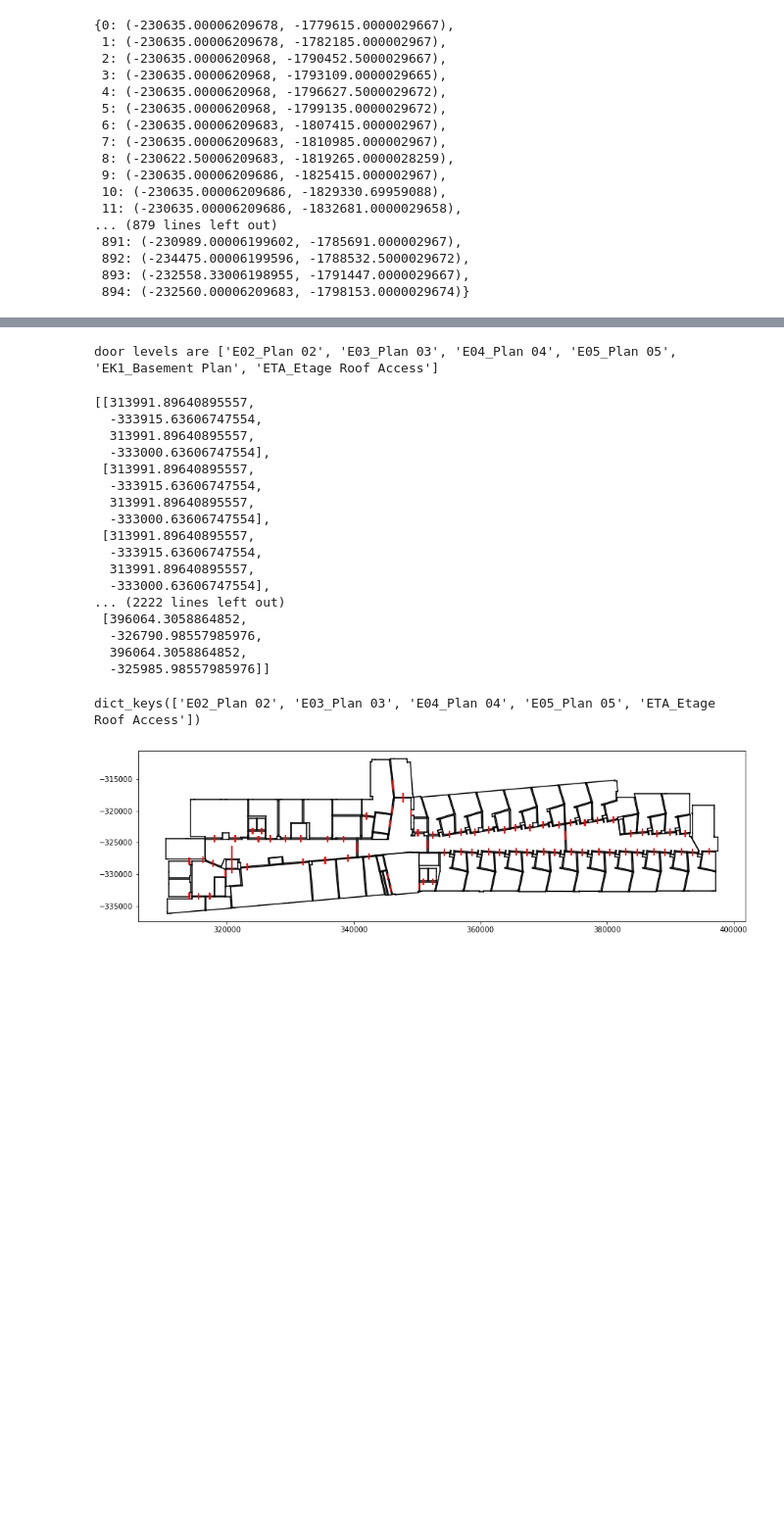
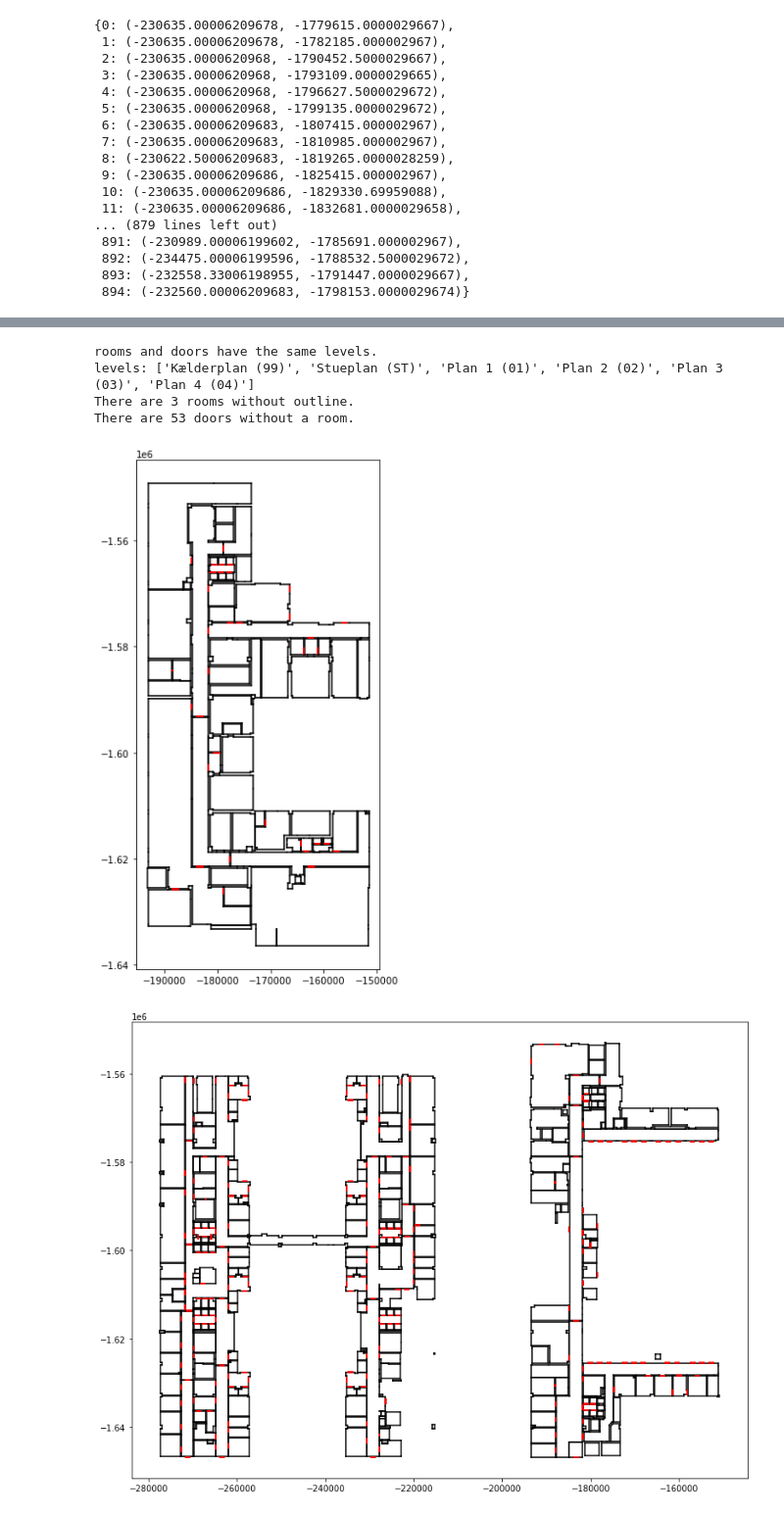
Before and after one commit to danielorzan/ATI_project, a Jupyter notebook: main2.ipynb, the cells around one changed output, grey strips where cells are left out. Shown at 98% size. Saved outputs shown, nothing was run; the diff lists cells and outputs as text; code cells hidden in the pictures; blank space fills up the shorter version.

```diff
--- a/main2.ipynb
+++ b/main2.ipynb
@@ -454,51 +672,15 @@ def get_door_coords(doors):
 # %%
-stream_link = "https://speckle.xyz/streams/cd5b9659b0/commits/8bdac5ff15"
-data_dict, legend_names, rooms_nolevel, doors_nolevel, empty_rooms, empty_doors = get_data(stream_link)
+stream_link = 'https://speckle.xyz/streams/cd5b9659b0/commits/68b39dcd6d'
+data_dict2 = get_data(stream_link)
 # %% [output]
-door levels are ['E02_Plan 02', 'E03_Plan 03', 'E04_Plan 04', 'E05_Plan 05', 'EK1_Basement Plan', 'ETA_Etage Roof Access']
+rooms and doors have the same levels.
+levels: ['Kælderplan (99)', 'Stueplan (ST)', 'Plan 1 (01)', 'Plan 2 (02)', 'Plan 3 (03)', 'Plan 4 (04)']
+There are 3 rooms without outline.
+There are 53 doors without a room.
-# %%
-data_dict['E02_Plan 02'][2]
-# %% [output]
-[[313991.89640895557,
-  -333915.63606747554,
-  313991.89640895557,
-  -333000.63606747554],
- [313991.89640895557,
-  -333915.63606747554,
-  313991.89640895557,
-  -333000.63606747554],
- [313991.89640895557,
-  -333915.63606747554,
-  313991.89640895557,
-  -333000.63606747554],
-... (2222 lines left out)
- [396064.3058864852,
-  -326790.98557985976,
-  396064.3058864852,
-  -325985.98557985976]]
-# %%
-from matplotlib import pyplot as plt
-
-def floor_plan(walls, doors):
-
-    fig = plt.figure()
-
-    for line in walls:
-        plt.plot([line[0], line[2]], [line[1], line[3]], color='black')
-    for line in doors:
-        plt.plot([line[0], line[2]], [line[1], line[3]], color='red')
-
-    ax = plt.gca()
-    ax.set_aspect('equal', adjustable='box')
-
-    zoom = 2.5
-    w, h = fig.get_size_inches()
-    fig.set_size_inches(w * zoom, h * zoom)
-# %%
-data_dict.keys()
-# %% [output]
-dict_keys(['E02_Plan 02', 'E03_Plan 03', 'E04_Plan 04', 'E05_Plan 05', 'ETA_Etage Roof Access'])
-# %%
-floor_plan(data_dict['E02_Plan 02'][3], data_dict['E02_Plan 02'][2])
-# %% [output]
-[figure, removed]
+# %%
+room_levels = ['Kælderplan (99)', 'Stueplan (ST)', 'Plan 1 (01)', 'Plan 2 (02)', 'Plan 3 (03)', 'Plan 4 (04)']
+for level in room_levels:
+    floor_plan(data_dict2,level)
+# %% [output]
+[figure, added]
+[figure, added]
```
Also changed, not shown: parts of 12 cells of this notebook, 3 other files.
